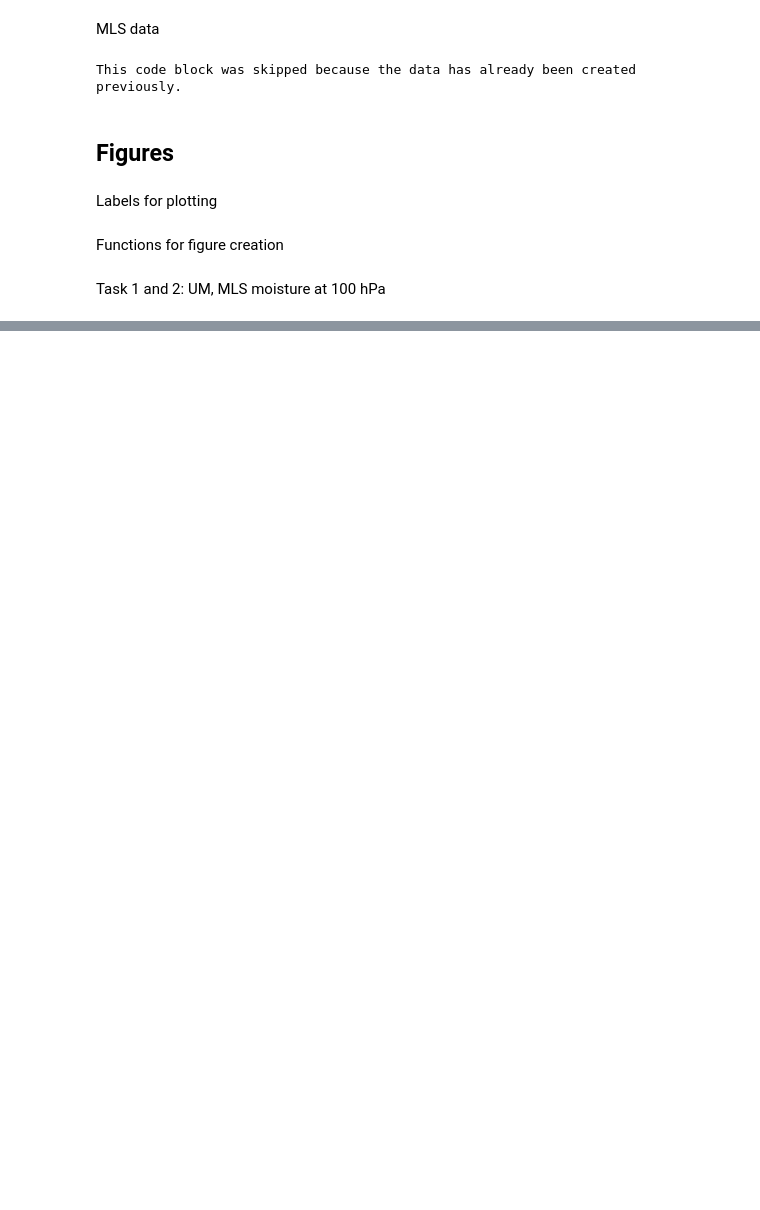
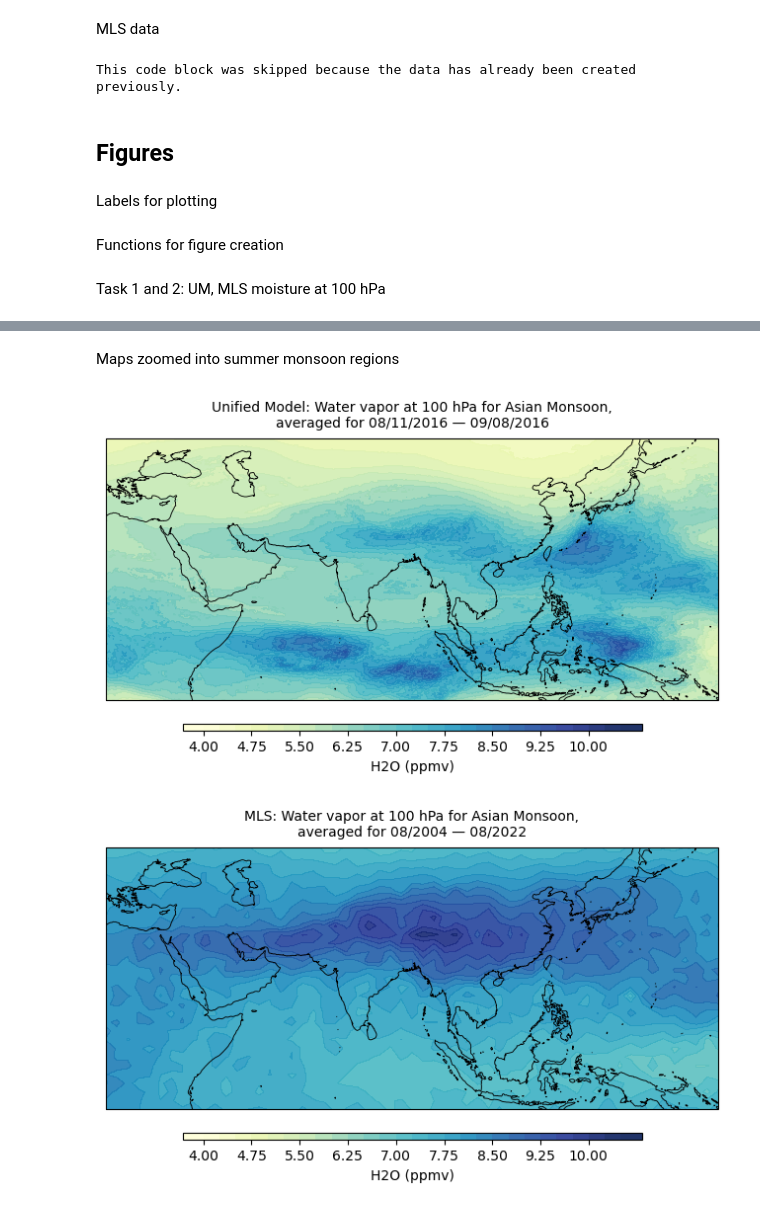
Before and after one commit to sierrastevnson/JPL-DeepConvection, a Jupyter notebook: Tasks/Code/tasks1_2_globalmaps.ipynb, the cells around one changed output, grey strips where cells are left out. Cells and saved outputs as stored; diff of their text form; code cells hidden in the pictures; blank space fills up the shorter version.

```diff
--- a/Tasks/Code/tasks1_2_globalmaps.ipynb
+++ b/Tasks/Code/tasks1_2_globalmaps.ipynb
@@ -186,3 +204,16 @@ print("Mean value\nUM:", np.mean(UM_hus100),"\nMLS:", np.mean(MLS_h2o100))
 Mean value
 UM: 6.381552732847082
 MLS: 6.4353013
+# %% [markdown]
+Maps zoomed into summer monsoon regions
+# %%
+# Asian Monsoon
+CreateMap(UM_hus100,  UM_lat,  UM_lon,  UM_name, date_range, "AM", 100)
+CreateMap(MLS_h2o100, date_range=MLS_dates, geographic_range="AM")
+
+# North American Monsoon
+CreateMap(UM_hus100,  UM_lat,  UM_lon,  UM_name, date_range, "NAM", 100)
+CreateMap(MLS_h2o100, date_range=MLS_dates, geographic_range="NAM")
+# %% [output]
+[figure, added]
+[figure, added]
```
Also changed, not shown: parts of 4 cells of this notebook, 4 other files.
